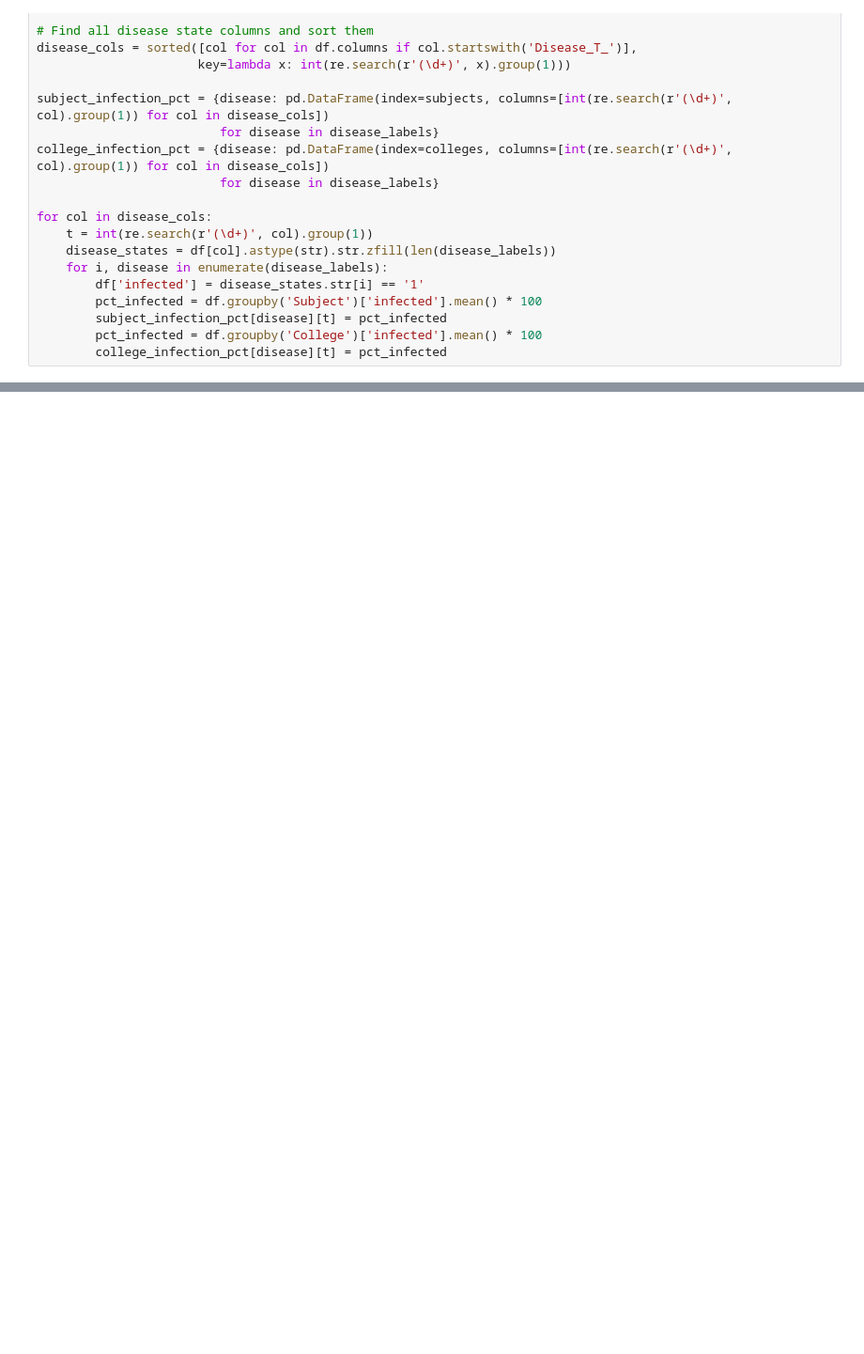
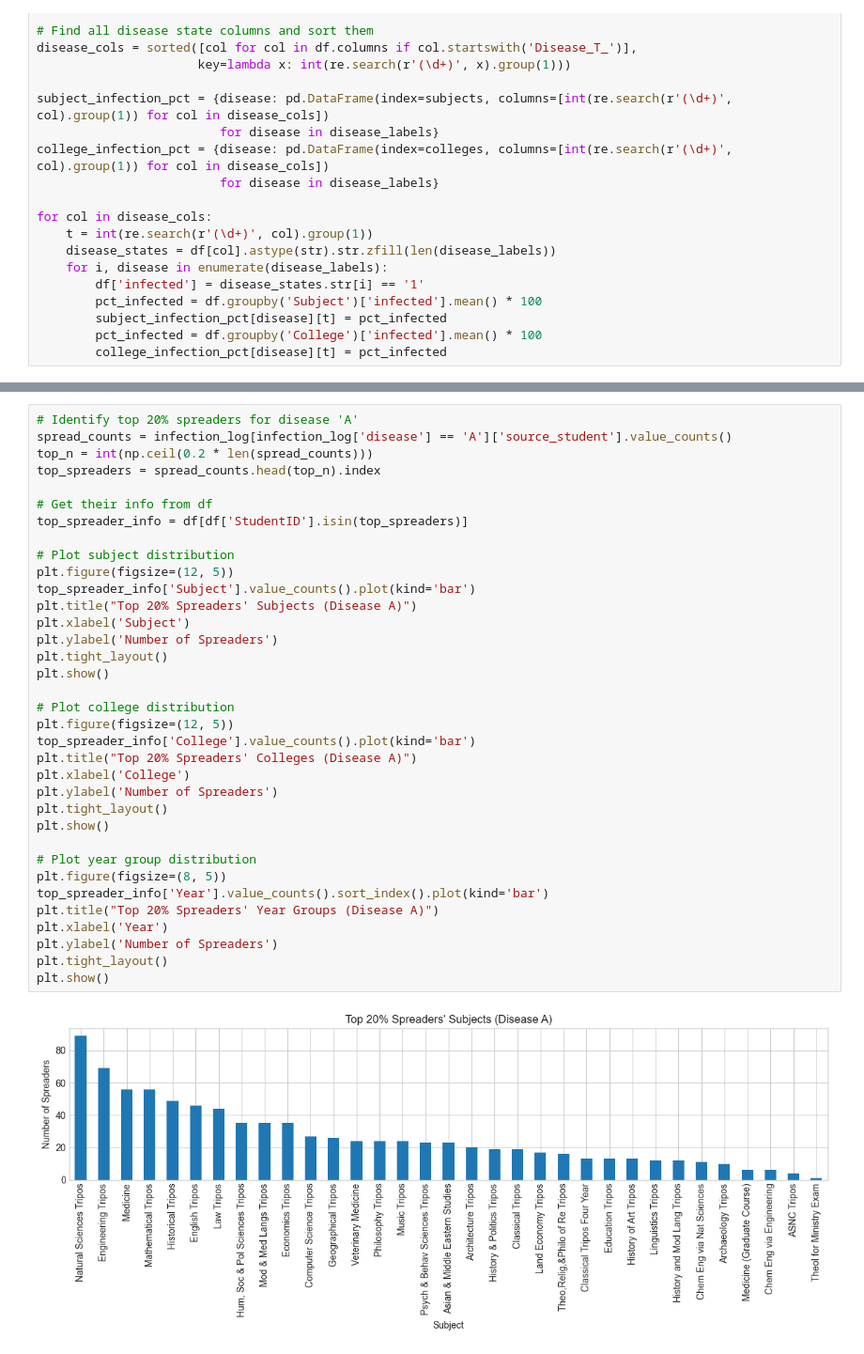
Before and after one commit to JPrince321/FreshersFluCambridge, a Jupyter notebook: Disease_analysis.ipynb, the cells around one changed output, grey strips where cells are left out. Shown at 94% size. Saved outputs shown, nothing was run; the diff lists cells and outputs as text; blank space fills up the shorter version.

```diff
--- a/Disease_analysis.ipynb
+++ b/Disease_analysis.ipynb
@@ -326,0 +327,37 @@ plt.show()
+# %%
+# Identify top 20% spreaders for disease 'A'
+spread_counts = infection_log[infection_log['disease'] == 'A']['source_student'].value_counts()
+top_n = int(np.ceil(0.2 * len(spread_counts)))
+top_spreaders = spread_counts.head(top_n).index
+
+# Get their info from df
+top_spreader_info = df[df['StudentID'].isin(top_spreaders)]
+
+# Plot subject distribution
+plt.figure(figsize=(12, 5))
+top_spreader_info['Subject'].value_counts().plot(kind='bar')
+plt.title("Top 20% Spreaders' Subjects (Disease A)")
+plt.xlabel('Subject')
+plt.ylabel('Number of Spreaders')
+plt.tight_layout()
+plt.show()
+
+# Plot college distribution
+plt.figure(figsize=(12, 5))
+top_spreader_info['College'].value_counts().plot(kind='bar')
+plt.title("Top 20% Spreaders' Colleges (Disease A)")
+plt.xlabel('College')
+plt.ylabel('Number of Spreaders')
+plt.tight_layout()
+plt.show()
+
+# Plot year group distribution
+plt.figure(figsize=(8, 5))
+top_spreader_info['Year'].value_counts().sort_index().plot(kind='bar')
+plt.title("Top 20% Spreaders' Year Groups (Disease A)")
+plt.xlabel('Year')
+plt.ylabel('Number of Spreaders')
+plt.tight_layout()
+plt.show()
+# %% [output]
+[figure, added]
```
Also changed, not shown: parts of 9 cells of this notebook, 9 other files.
